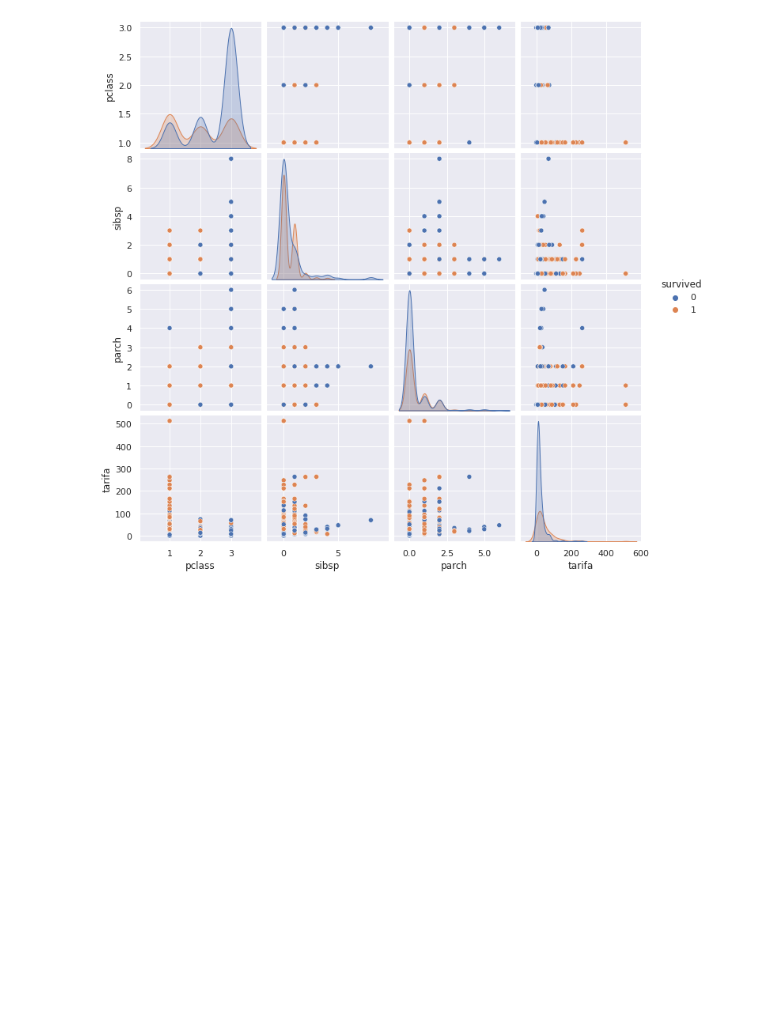
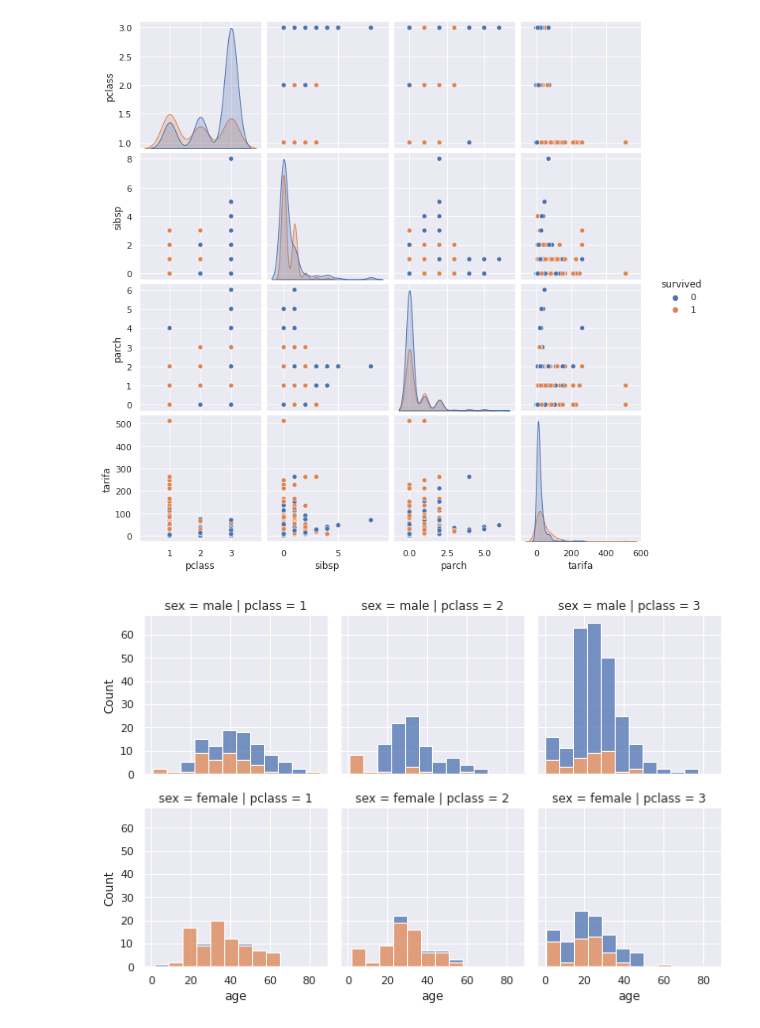
Before and after one commit to cuparja/Visualizaci-n-AG, a Jupyter notebook: Actividad_Guiada_3.ipynb, the cells around one changed output. Cells and saved outputs as stored; diff of their text form; code cells hidden in the pictures; blank space fills up the shorter version.

```diff
--- a/Actividad_Guiada_3.ipynb
+++ b/Actividad_Guiada_3.ipynb
@@ -156,3 +155,12 @@ sns.pairplot(titanic_num, hue="survived")
 plt.show()
 # %% [output]
 [figure]
+# %%
+#Define un subconjuto de datos con las variables numéricas
+titanic_num = titanic[['survived','pclass','sex','age']]
+#Usando el método FacetGrid se puede obtener una matriz de gráficos.
+g = sns.FacetGrid(titanic_num, col="pclass", row="sex")
+g.map_dataframe(sns.histplot, x="age",hue='survived',multiple='stack',binwidth=7,legend=True)
+plt.show()
+# %% [output]
+[figure, added]
```
Also changed, not shown: parts of 1 cell of this notebook.
